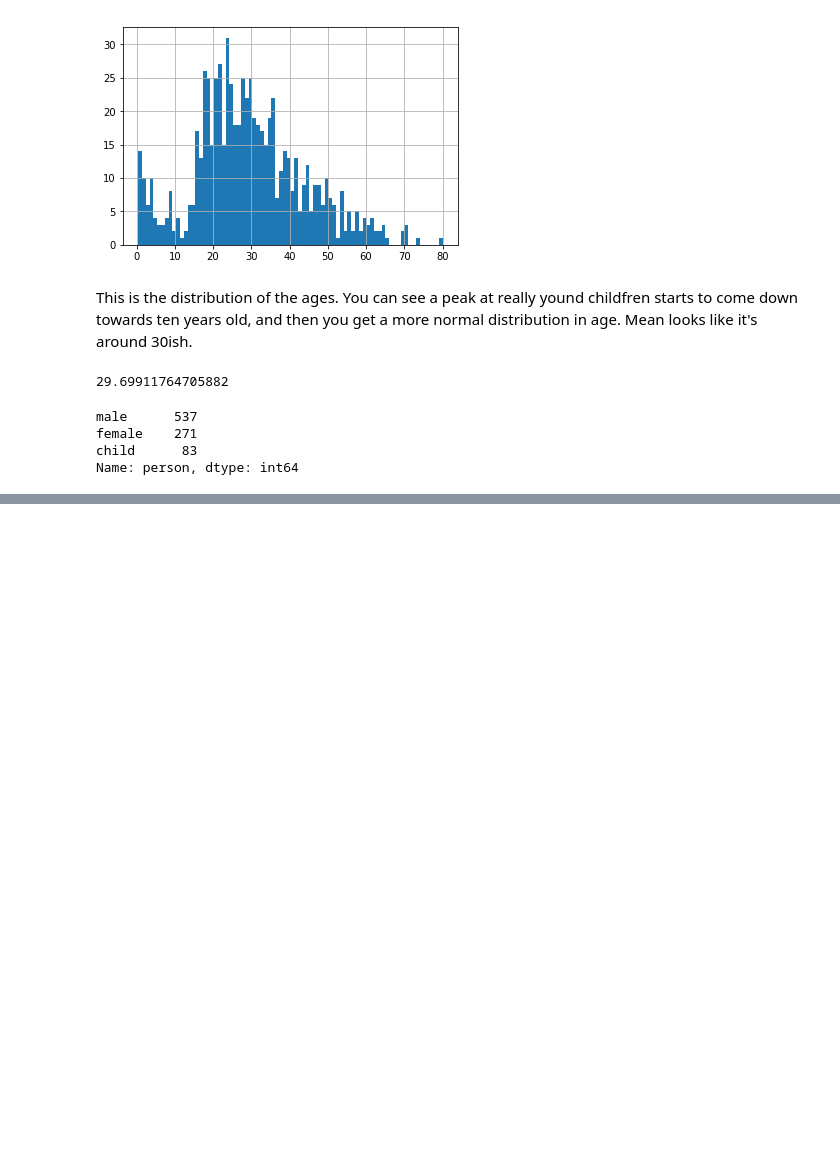
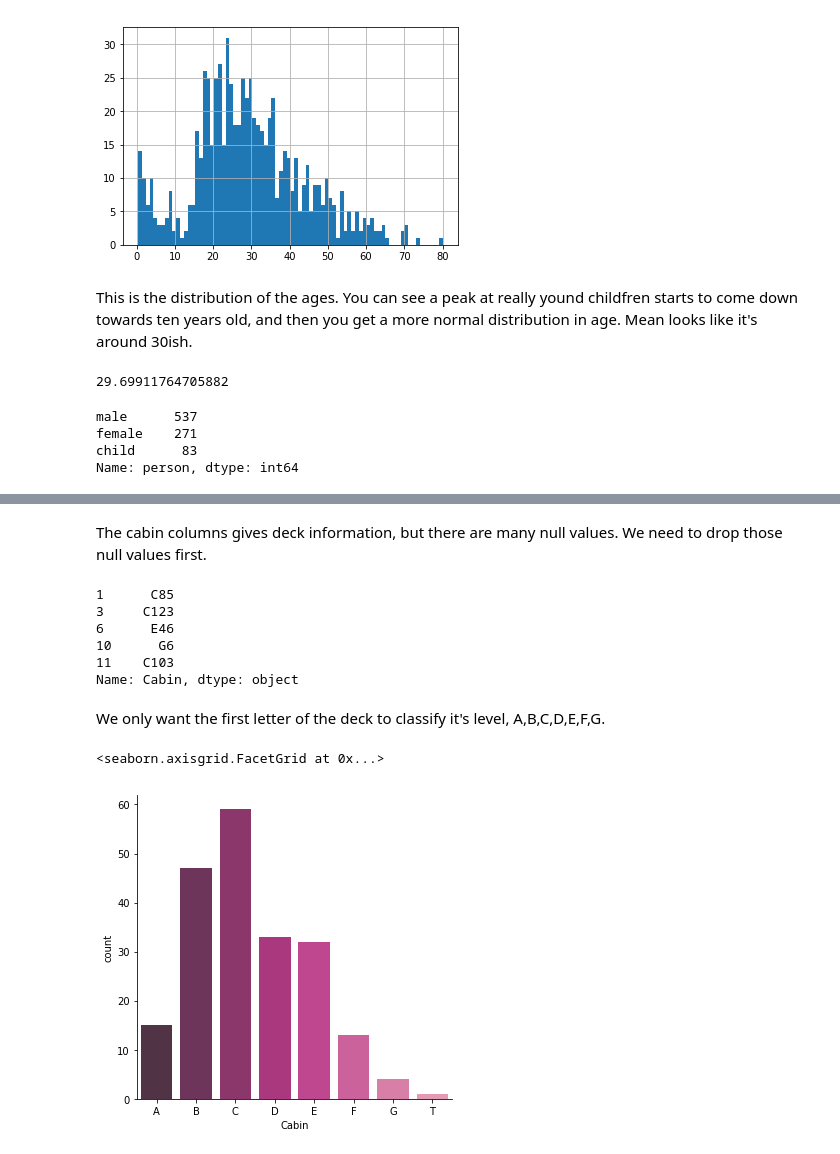
Before and after one commit to stellazhu31/Kaggle-Titanic-Machine-Learning-Personal-Project, a Jupyter notebook: Prediction of Titanic Survival Information.ipynb, the cells around one changed output, grey strips where cells are left out. Cells and saved outputs as stored; diff of their text form; code cells hidden in the pictures; blank space fills up the shorter version.

Commit message:
Deck information and where the passengers came from

```diff
--- a/Prediction of Titanic Survival Information.ipynb
+++ b/Prediction of Titanic Survival Information.ipynb
@@ -126,0 +181,29 @@ Name: person, dtype: int64
+# %% [markdown]
+The cabin columns gives deck information, but there are many null values. We need to drop those null values first.
+# %%
+#Create a column called 'deck' having non-null values of cabin.
+deck = titanic_df['Cabin'].dropna()
+# %%
+deck.head()
+# %% [output]
+1      C85
+3     C123
+6      E46
+10      G6
+11    C103
+Name: Cabin, dtype: object
+# %% [markdown]
+We only want the first letter of the deck to classify it's level, A,B,C,D,E,F,G.
+# %%
+levels = []
+
+for level in deck:
+    levels.append(level[0])
+
+cabin_df = DataFrame(levels)
+cabin_df.columns = ['Cabin']
+sns.factorplot('Cabin',data=cabin_df,palette='RdPu_d',kind='count',
+                order=['A','B','C','D','E','F','G','T'])
+# %% [output]
+<seaborn.axisgrid.FacetGrid at 0x...>
+[figure, added]
```
Also changed, not shown: parts of 10 cells of this notebook.
